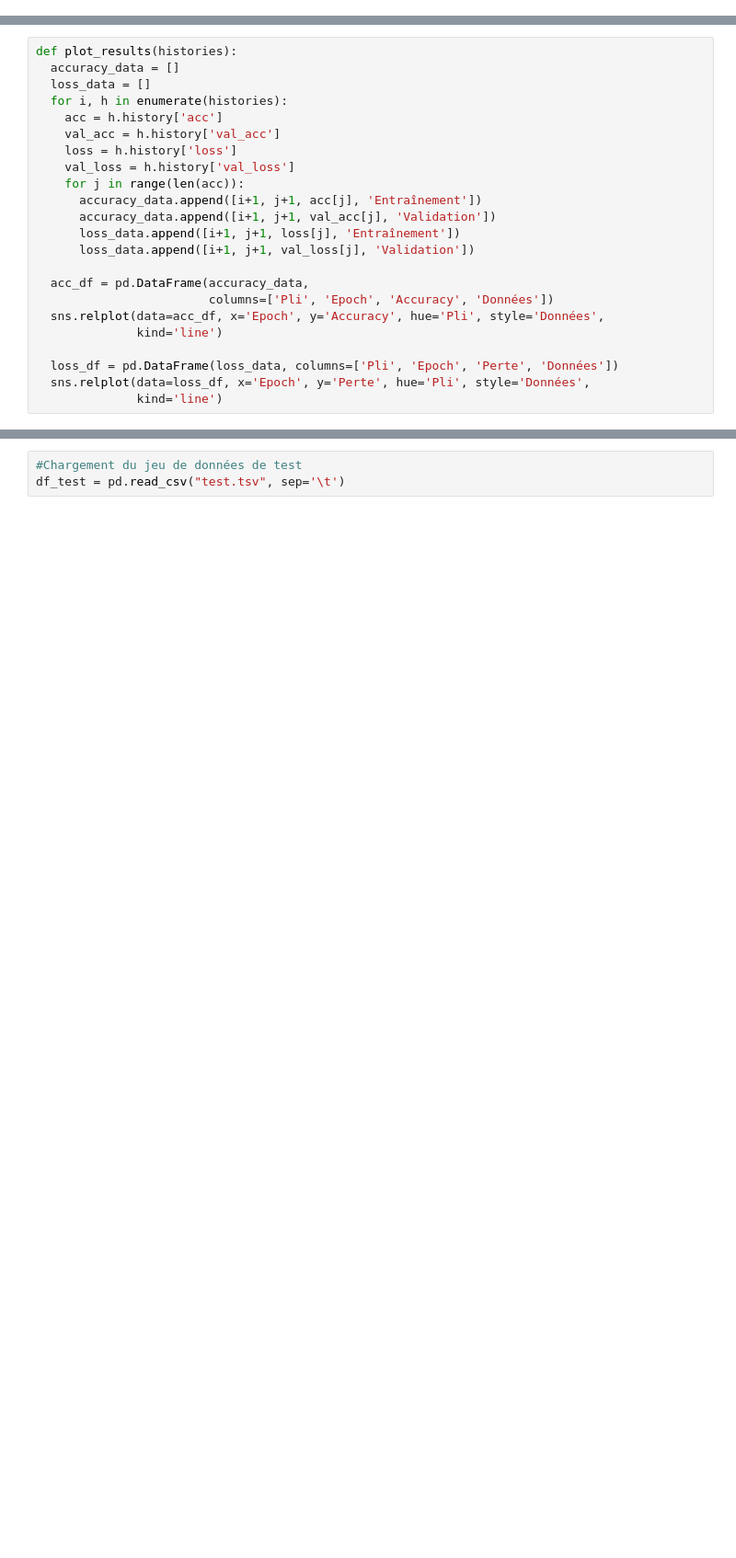
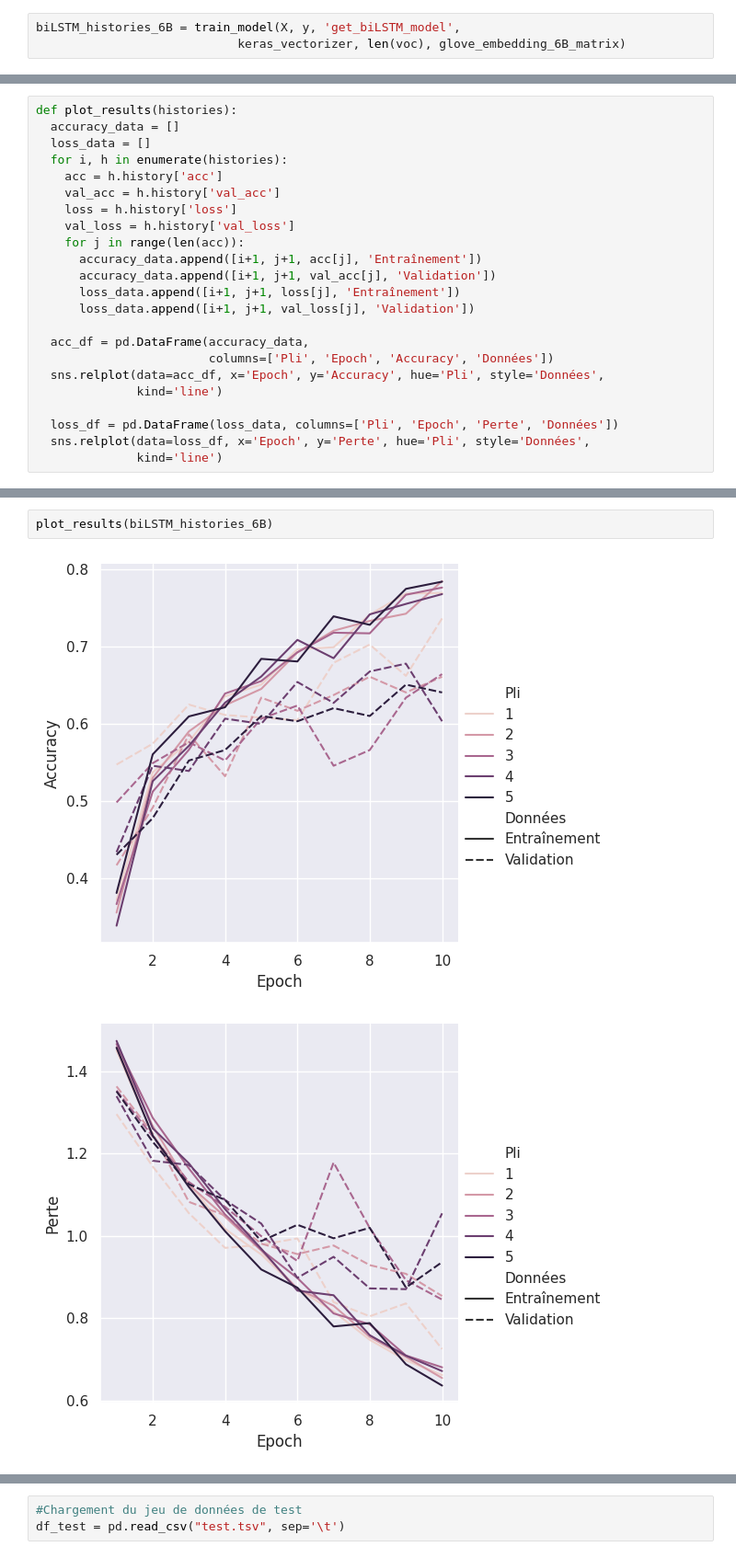
Before and after one commit to zoemarquis/projet-TAL, a Jupyter notebook: notebook Kruzic Marquis.ipynb, the cells around one changed output, grey strips where cells are left out. Shown at 92% size. Drawn from its saved outputs; the diff is of its cells as text; blank space fills up the shorter version.

```diff
--- a/notebook Kruzic Marquis.ipynb
+++ b/notebook Kruzic Marquis.ipynb
@@ -1357,0 +1802,3 @@ print(X_train, X_test, y_train, y_test)
+# %%
+biLSTM_histories_6B = train_model(X, y, 'get_biLSTM_model',
+                            keras_vectorizer, len(voc), glove_embedding_6B_matrix)
@@ -1396,0 +1874,5 @@ print(report)
+# %%
+plot_results(biLSTM_histories_6B)
+# %% [output]
+[figure, added]
+[figure, added]
```
Also changed, not shown: parts of 175 cells of this notebook.
